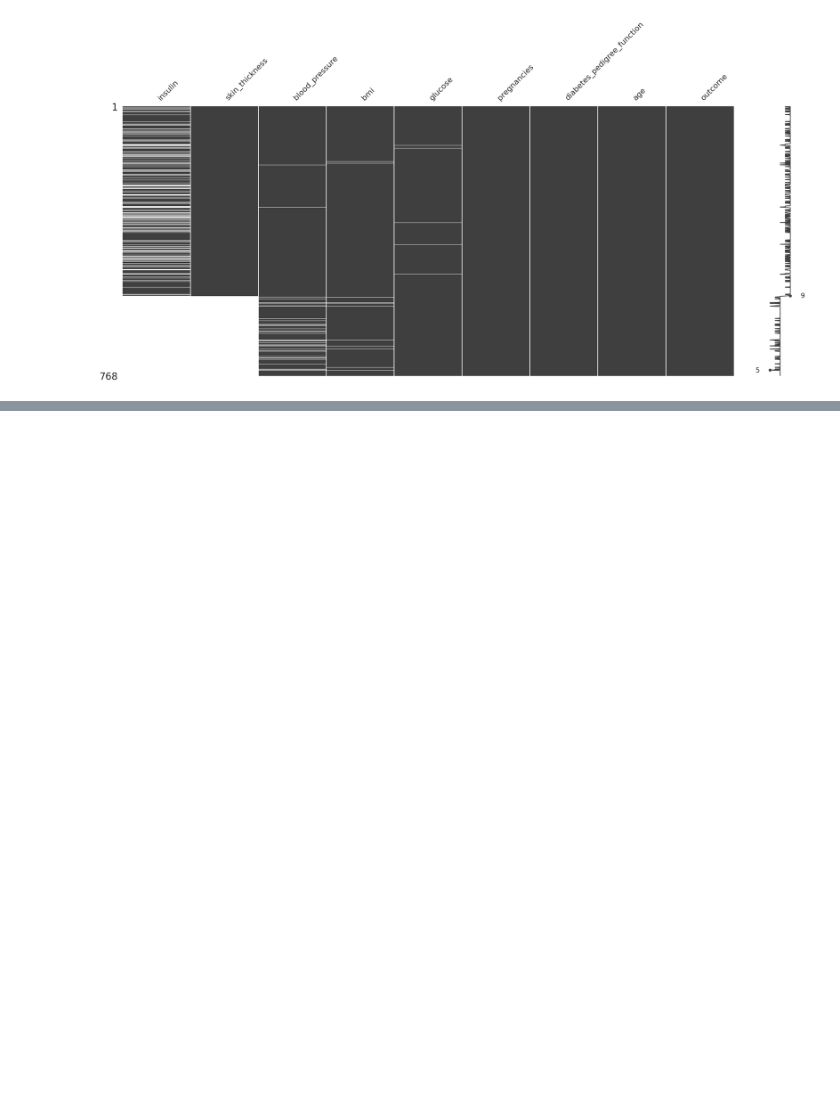
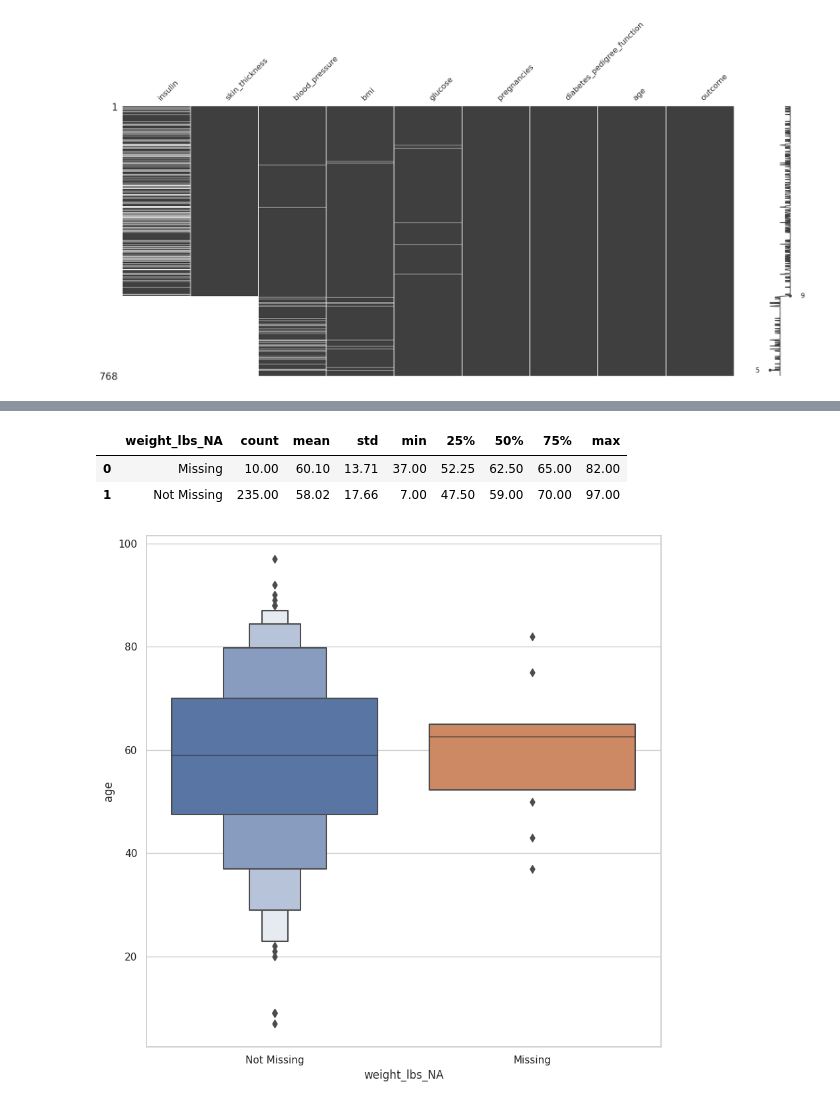
Before and after one commit to AleexSilva/Training-MissingData, a Jupyter notebook: exploring_missing_values.ipynb, the cells around one changed output, grey strips where cells are left out. Cells and saved outputs as stored; diff of their text form; code cells hidden in the pictures; blank space fills up the shorter version.

Commit message:
Shadow Matrix4

```diff
--- a/exploring_missing_values.ipynb
+++ b/exploring_missing_values.ipynb
@@ -669,0 +703,30 @@ df_diabetes.missing.missing_variable_plot()
+# %%
+(
+    df_riskfactors.missing.bind_shadow_matrix(only_missing=True)
+    .groupby(['weight_lbs_NA'])
+    ['age']
+    .describe()
+    .reset_index()
+)
+# %% [output]
+|  | weight_lbs_NA | count | mean | std | min | 25% | 50% | 75% | max |
+| 0 | Missing | 10.00 | 60.10 | 13.71 | 37.00 | 52.25 | 62.50 | 65.00 | 82.00 |
+| 1 | Not Missing | 235.00 | 58.02 | 17.66 | 7.00 | 47.50 | 59.00 | 70.00 | 97.00 |
+# %%
+(
+    df_riskfactors
+    .missing.bind_shadow_matrix(only_missing=True)
+    .pipe(
+        lambda df: (
+            sns.boxenplot(
+                data=df,
+                x = 'weight_lbs_NA', #variables con datos faltantes
+                y = 'age'  #variable de comparacion
+
+            )
+        )
+    )
+)
+plt.show()
+# %% [output]
+[figure, added]
```
Also changed, not shown: parts of 3 cells of this notebook, 1 other file.
